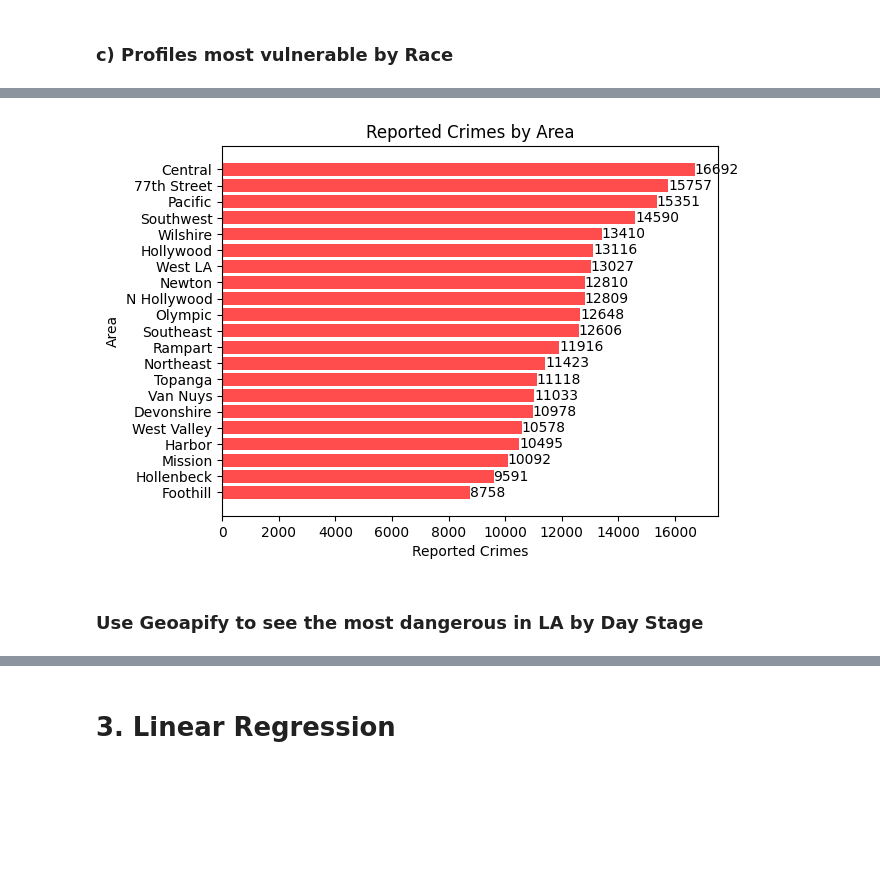
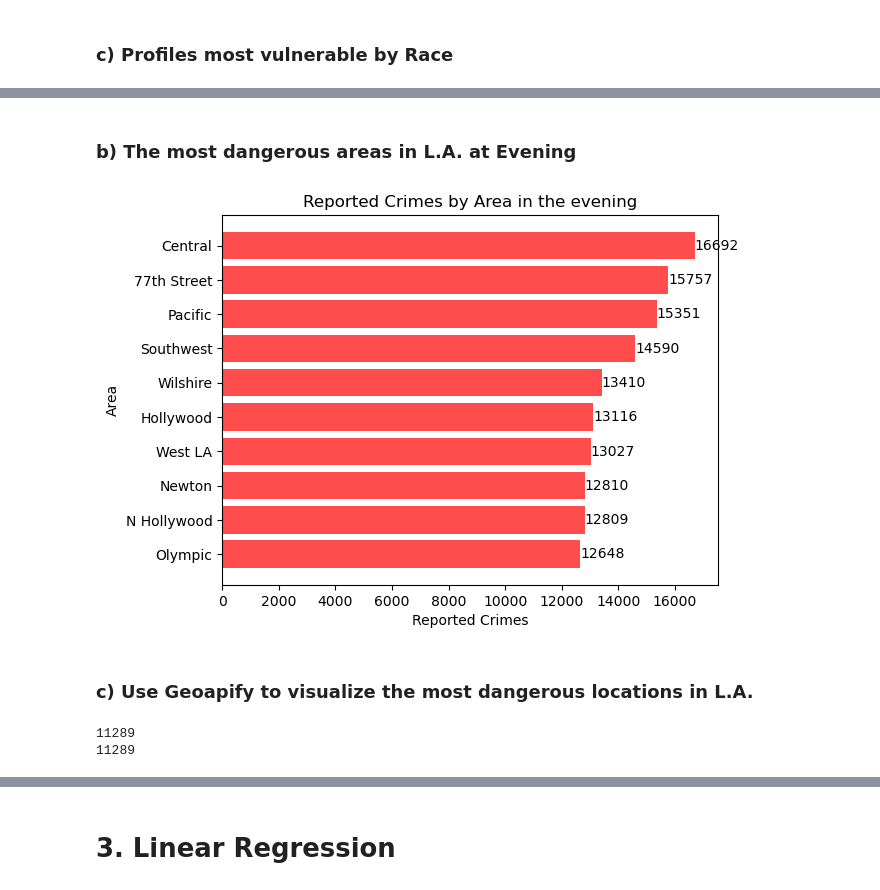
Before and after one commit to Ivanco19/Project-1, a Jupyter notebook: CodeNstuff/project1.ipynb, the cells around one changed output, grey strips where cells are left out. Cells and saved outputs as stored; diff of their text form; code cells hidden in the pictures; blank space fills up the shorter version.

```diff
--- a/CodeNstuff/project1.ipynb
+++ b/CodeNstuff/project1.ipynb
@@ -122,21 +166,32 @@ plt.show()
+# %% [markdown]
+### b) The most dangerous areas in L.A. at Evening
 # %%
-# Find the Worst place (Area) to be at Evening
-dayStage_df = df[df['Day Stage'] == 'Evening'].groupby('AREA NAME')['Day Stage'].count().sort_values()
+# Find the 10 most dangerous Areas to be at Evening as thats the time where more crimes occured
+dayStage_df = df[df['Day Stage'] == 'Evening'].groupby('AREA NAME')['Day Stage'].count().sort_values().tail(10)
 
 # Plot Reported Crimes at evening
 evening_plot = plt.barh(dayStage_df.index, dayStage_df.values, color = "r", alpha=0.7)
-plt.title('Reported Crimes by Area')
+plt.title('Reported Crimes by Area in the evening')
 plt.xlabel('Reported Crimes')
 plt.ylabel('Area')
 plt.bar_label(evening_plot, label_type= 'edge')
 
 # Save the graph to a PDF file
 pdf_filename = 'CrimesByArea.pdf'
 pdf_filepath = '../Outputs/' + pdf_filename
 plt.savefig(pdf_filepath, format='pdf')
 
 plt.show()
 # %% [output]
-[figure, old version]
+[figure, new version]
 # %% [markdown]
-### Use Geoapify to see the most dangerous in LA by Day Stage
+### c) Use Geoapify to visualize the most dangerous locations in L.A.
+# %%
+# First: According to info method, we dont have non-values in LAT & LON Columns.
+# Lets check if we have 0´s. If so, we need to build another dataframe without those values.
+
+print(df[df['LAT'] == 0]['LAT'].count())
+print(df[df['LON'] == 0]['LON'].count())
+# %% [output]
+11289
+11289
```
Also changed, not shown: parts of 19 cells of this notebook, 1 other file.
